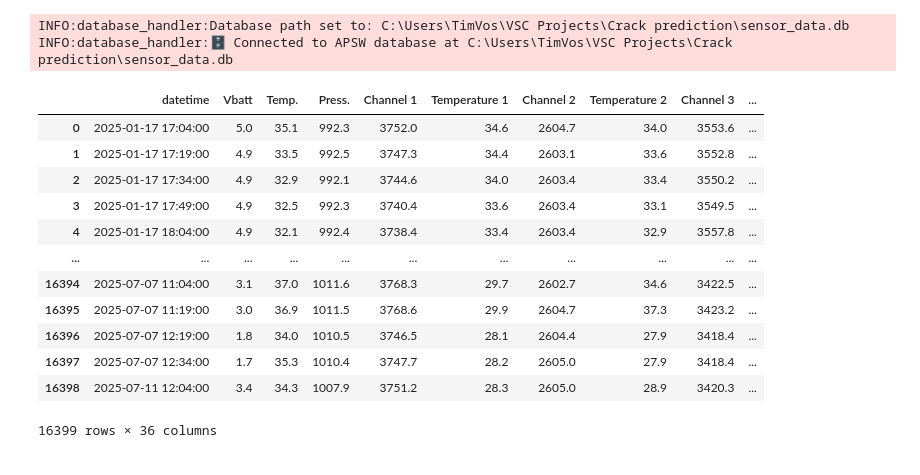
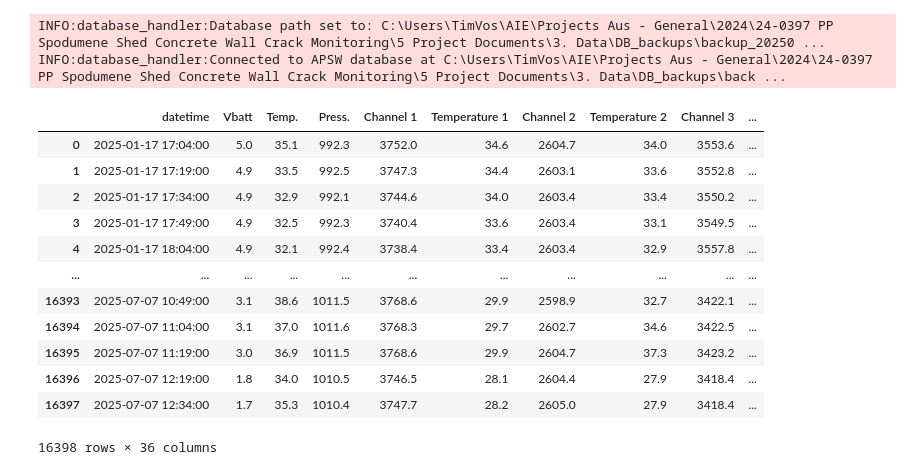
Before and after one commit to Sjakiesurfer1984/Crackwidth-Imputation, a Jupyter notebook: main.ipynb, the cells around one changed output. Drawn from its saved outputs; the diff is of its cells as text; code cells hidden in the pictures.

```diff
--- a/main.ipynb
+++ b/main.ipynb
@@ -10,22 +10,23 @@ import matplotlib.pyplot as plt
 # %%
 # load all data using a function defined in the DataBaseHandler custom library
 # db_handler is an object
-db_handler = DatabaseHandler(r"C:\Users\TimVos\VSC Projects\Crack prediction\sensor_data.db")
+db_handler = DatabaseHandler(r"C:\Users\TimVos\AIE\Projects Aus - General\2024\24-0397 PP Spodumene Shed Concrete Wall Crack Monitoring\5 Project Documents\3. Data\DB_backups\backup_20250919_094530.db")
 # db_handler.load_all_data() returns a pandas dataframe, which is stored in the db_handler object.
-db_handler.load_all_data()
+df=db_handler.load_all_data()
+df
 # %% [output]
-INFO:database_handler:Database path set to: C:\Users\TimVos\VSC Projects\Crack prediction\sensor_data.db
-INFO:database_handler:🗄 Connected to APSW database at C:\Users\TimVos\VSC Projects\Crack prediction\sensor_data.db
+INFO:database_handler:Database path set to: C:\Users\TimVos\AIE\Projects Aus - General\2024\24-0397 PP Spodumene Shed Concrete Wall Crack Monitoring\5 Project Documents\3. Data\DB_backups\backup_20250 ...
+INFO:database_handler:Connected to APSW database at C:\Users\TimVos\AIE\Projects Aus - General\2024\24-0397 PP Spodumene Shed Concrete Wall Crack Monitoring\5 Project Documents\3. Data\DB_backups\back ...
 |  | datetime | Vbatt | Temp. | Press. | Channel 1 | Temperature 1 | Channel 2 | Temperature 2 | Channel 3 | ... |
 | 0 | 2025-01-17 17:04:00 | 5.0 | 35.1 | 992.3 | 3752.0 | 34.6 | 2604.7 | 34.0 | 3553.6 | ... |
 | 1 | 2025-01-17 17:19:00 | 4.9 | 33.5 | 992.5 | 3747.3 | 34.4 | 2603.1 | 33.6 | 3552.8 | ... |
 | 2 | 2025-01-17 17:34:00 | 4.9 | 32.9 | 992.1 | 3744.6 | 34.0 | 2603.4 | 33.4 | 3550.2 | ... |
 | 3 | 2025-01-17 17:49:00 | 4.9 | 32.5 | 992.3 | 3740.4 | 33.6 | 2603.4 | 33.1 | 3549.5 | ... |
 | 4 | 2025-01-17 18:04:00 | 4.9 | 32.1 | 992.4 | 3738.4 | 33.4 | 2603.4 | 32.9 | 3557.8 | ... |
 | ... | ... | ... | ... | ... | ... | ... | ... | ... | ... | ... |
+| 16393 | 2025-07-07 10:49:00 | 3.1 | 38.6 | 1011.5 | 3768.6 | 29.9 | 2598.9 | 32.7 | 3422.1 | ... |
 | 16394 | 2025-07-07 11:04:00 | 3.1 | 37.0 | 1011.6 | 3768.3 | 29.7 | 2602.7 | 34.6 | 3422.5 | ... |
 | 16395 | 2025-07-07 11:19:00 | 3.0 | 36.9 | 1011.5 | 3768.6 | 29.9 | 2604.7 | 37.3 | 3423.2 | ... |
 | 16396 | 2025-07-07 12:19:00 | 1.8 | 34.0 | 1010.5 | 3746.5 | 28.1 | 2604.4 | 27.9 | 3418.4 | ... |
 | 16397 | 2025-07-07 12:34:00 | 1.7 | 35.3 | 1010.4 | 3747.7 | 28.2 | 2605.0 | 27.9 | 3418.4 | ... |
-| 16398 | 2025-07-11 12:04:00 | 3.4 | 34.3 | 1007.9 | 3751.2 | 28.3 | 2605.0 | 28.9 | 3420.3 | ... |
-16399 rows × 36 columns
+16398 rows × 36 columns
```
Also changed, not shown: parts of 14 cells of this notebook, 6 other files.
